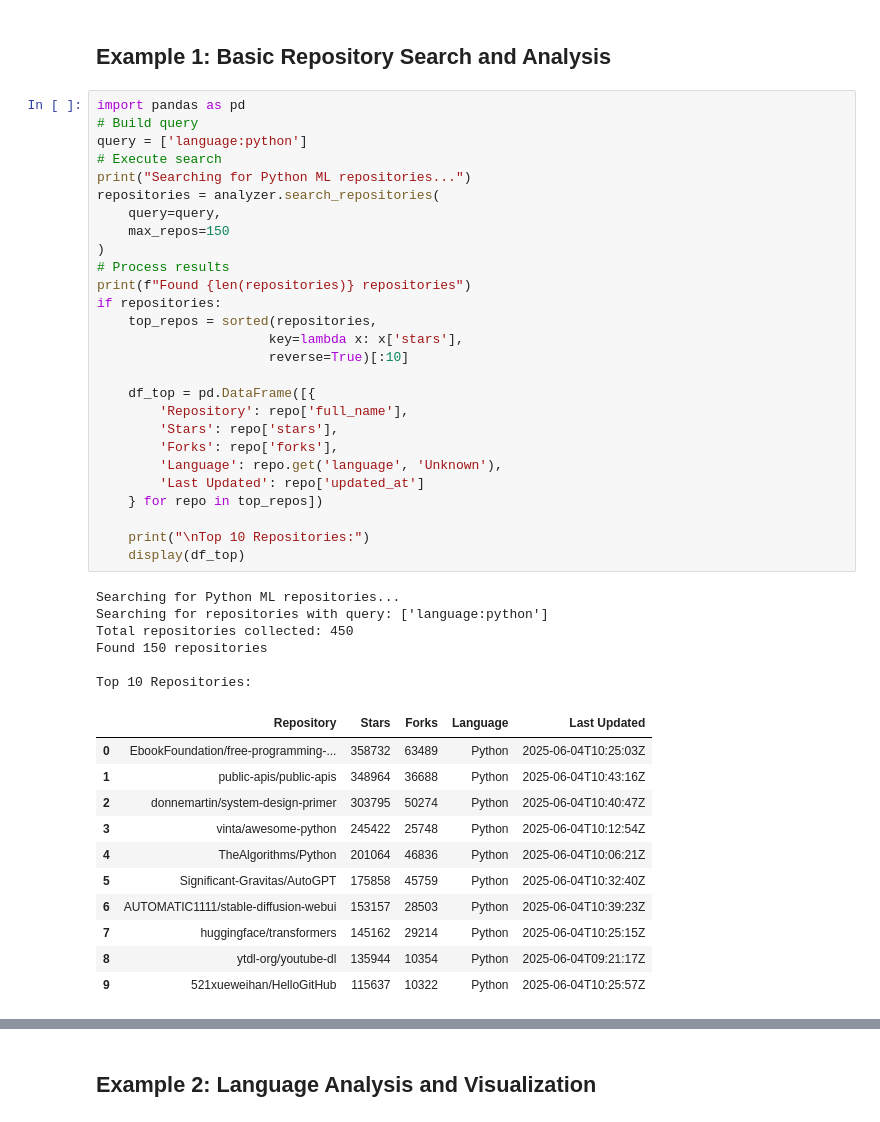
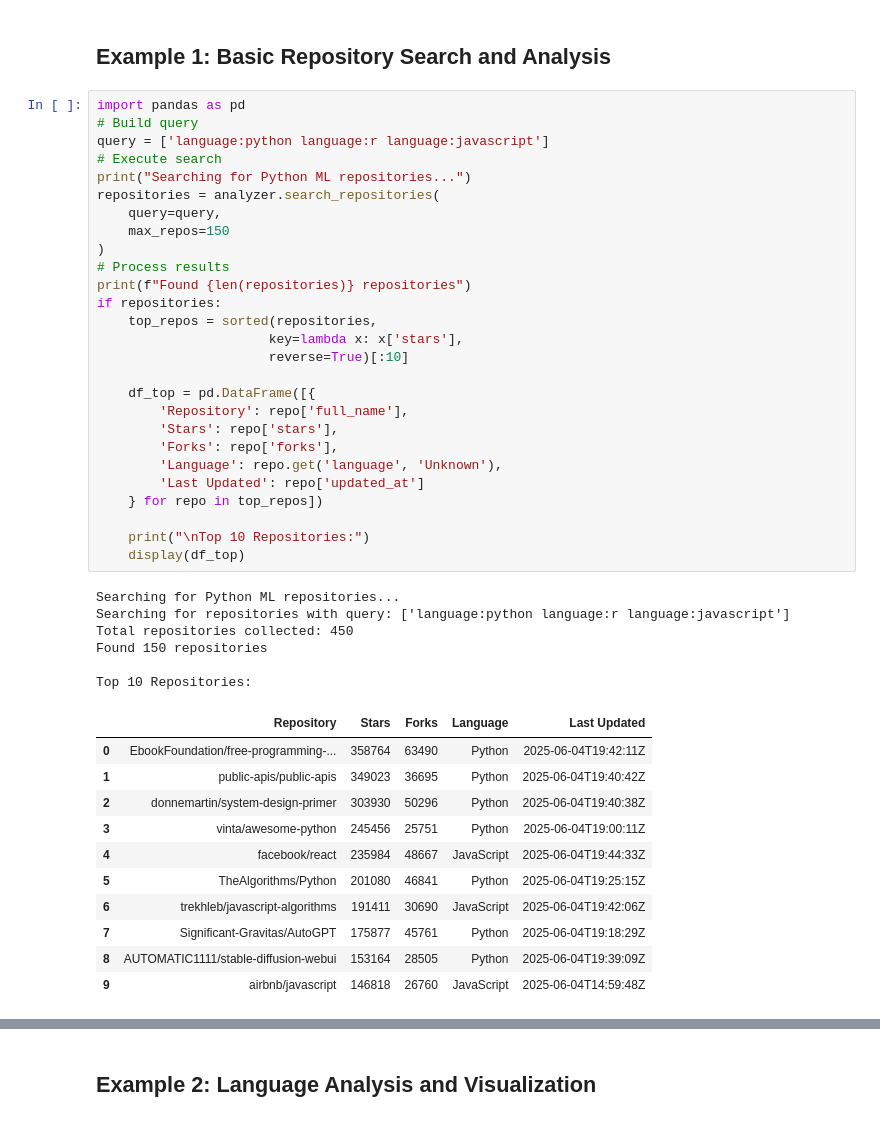
Before and after one commit to ChristianAbele02/GitHub-Repository-Analyzer, a Jupyter notebook: demo/interactive-demo.ipynb, the cells around one changed output, grey strips where cells are left out. Drawn from its saved outputs; the diff is of its cells as text.

```diff
--- a/demo/interactive-demo.ipynb
+++ b/demo/interactive-demo.ipynb
@@ -53,45 +55,45 @@ Analyzer initialized
 # %%
 import pandas as pd
 # Build query
-query = ['language:python']
+query = ['language:python language:r language:javascript']
 # Execute search
 print("Searching for Python ML repositories...")
 repositories = analyzer.search_repositories(
     query=query,
     max_repos=150
 )
 # Process results
 print(f"Found {len(repositories)} repositories")
 if repositories:
     top_repos = sorted(repositories,
                       key=lambda x: x['stars'],
                       reverse=True)[:10]
 
     df_top = pd.DataFrame([{
         'Repository': repo['full_name'],
         'Stars': repo['stars'],
         'Forks': repo['forks'],
         'Language': repo.get('language', 'Unknown'),
         'Last Updated': repo['updated_at']
     } for repo in top_repos])
 
     print("\nTop 10 Repositories:")
     display(df_top)
 # %% [output]
 Searching for Python ML repositories...
-Searching for repositories with query: ['language:python']
+Searching for repositories with query: ['language:python language:r language:javascript']
 Total repositories collected: 450
 Found 150 repositories
 
 Top 10 Repositories:
 |  | Repository | Stars | Forks | Language | Last Updated |
-| 0 | EbookFoundation/free-programming-... | 358732 | 63489 | Python | 2025-06-04T10:25:03Z |
-| 1 | public-apis/public-apis | 348964 | 36688 | Python | 2025-06-04T10:43:16Z |
-| 2 | donnemartin/system-design-primer | 303795 | 50274 | Python | 2025-06-04T10:40:47Z |
-| 3 | vinta/awesome-python | 245422 | 25748 | Python | 2025-06-04T10:12:54Z |
-| 4 | TheAlgorithms/Python | 201064 | 46836 | Python | 2025-06-04T10:06:21Z |
-| 5 | Significant-Gravitas/AutoGPT | 175858 | 45759 | Python | 2025-06-04T10:32:40Z |
-| 6 | AUTOMATIC1111/stable-diffusion-webui | 153157 | 28503 | Python | 2025-06-04T10:39:23Z |
-| 7 | huggingface/transformers | 145162 | 29214 | Python | 2025-06-04T10:25:15Z |
-| 8 | ytdl-org/youtube-dl | 135944 | 10354 | Python | 2025-06-04T09:21:17Z |
-| 9 | 521xueweihan/HelloGitHub | 115637 | 10322 | Python | 2025-06-04T10:25:57Z |
+| 0 | EbookFoundation/free-programming-... | 358764 | 63490 | Python | 2025-06-04T19:42:11Z |
+| 1 | public-apis/public-apis | 349023 | 36695 | Python | 2025-06-04T19:40:42Z |
+| 2 | donnemartin/system-design-primer | 303930 | 50296 | Python | 2025-06-04T19:40:38Z |
+| 3 | vinta/awesome-python | 245456 | 25751 | Python | 2025-06-04T19:00:11Z |
+| 4 | facebook/react | 235984 | 48667 | JavaScript | 2025-06-04T19:44:33Z |
+| 5 | TheAlgorithms/Python | 201080 | 46841 | Python | 2025-06-04T19:25:15Z |
+| 6 | trekhleb/javascript-algorithms | 191411 | 30690 | JavaScript | 2025-06-04T19:42:06Z |
+| 7 | Significant-Gravitas/AutoGPT | 175877 | 45761 | Python | 2025-06-04T19:18:29Z |
+| 8 | AUTOMATIC1111/stable-diffusion-webui | 153164 | 28505 | Python | 2025-06-04T19:39:09Z |
+| 9 | airbnb/javascript | 146818 | 26760 | JavaScript | 2025-06-04T14:59:48Z |
```
Also changed, not shown: parts of 9 cells of this notebook, 4 other files.
